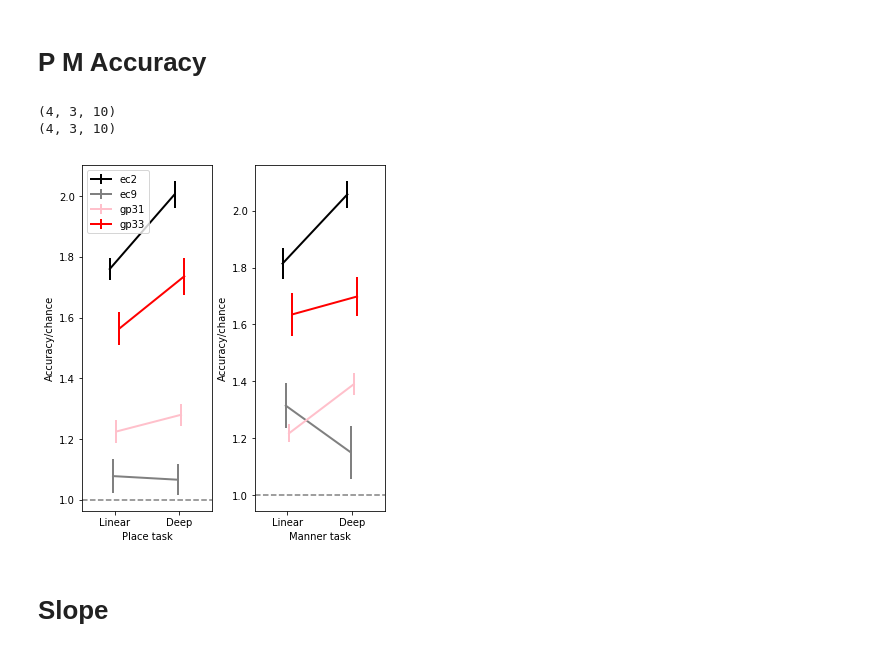
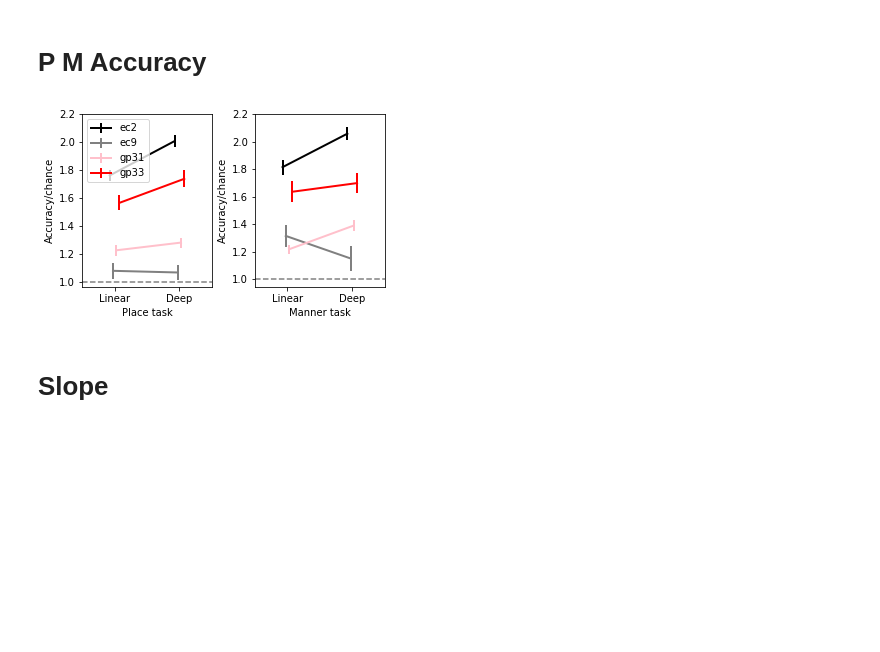
Before and after one commit to BouchardLab/cv_paper_plots, a Jupyter notebook: accuracy_slope/accuracy_slope.ipynb, the cells around one changed output. Drawn from its saved outputs; the diff is of its cells as text; code cells hidden in the pictures; blank space fills up the shorter version.

```diff
--- a/accuracy_slope/accuracy_slope.ipynb
+++ b/accuracy_slope/accuracy_slope.ipynb
@@ -100,21 +87,19 @@ plt.savefig(os.path.join(os.environ['HOME'], 'Downloads/c_v_accuracy.pdf'))
 # %%
 reload(accuracy)
 plt.close()
-f = plt.figure(figsize=(6, 6))
+f = plt.figure(figsize=(6, 3))
 
 ax_c = f.add_axes([.2, .1, .3, .8])
 ax_v = f.add_axes([.6, .1, .3, .8])
 
 accuracy.plot_cv_accuracy(other_deep_accuracy['p'], other_linear_accuracy['p'],
-                          chance[3, :, -1], subjects, colors, ax_c, 'Place task')
+                          chance[3, :, -1], subjects, colors, ax_c, 'Place task', ymax=2.2)
 accuracy.plot_cv_accuracy(other_deep_accuracy['m'], other_linear_accuracy['m'],
-                          chance[4, :, -1], subjects, colors, ax_v, 'Manner task', False)
+                          chance[4, :, -1], subjects, colors, ax_v, 'Manner task', False, ymax=2.2)
 
 plt.savefig(os.path.join(os.environ['HOME'], 'Downloads/p_m_accuracy.pdf'))
 # %% [output]
-(4, 3, 10)
-(4, 3, 10)
-[figure, old version]
+[figure, new version]
 # %% [markdown]
 # Slope
 # %%
```
Also changed, not shown: parts of 3 cells of this notebook, 1 other file.
